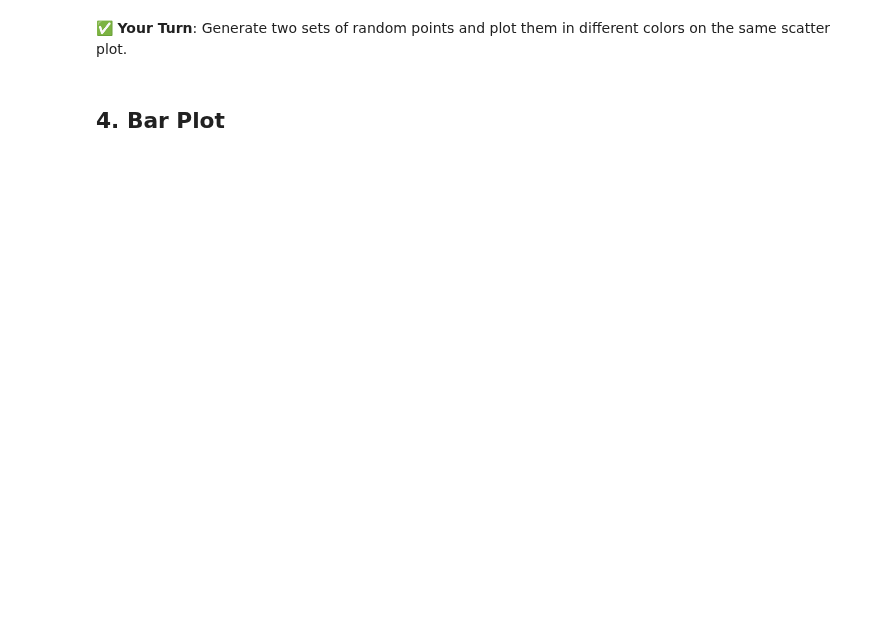
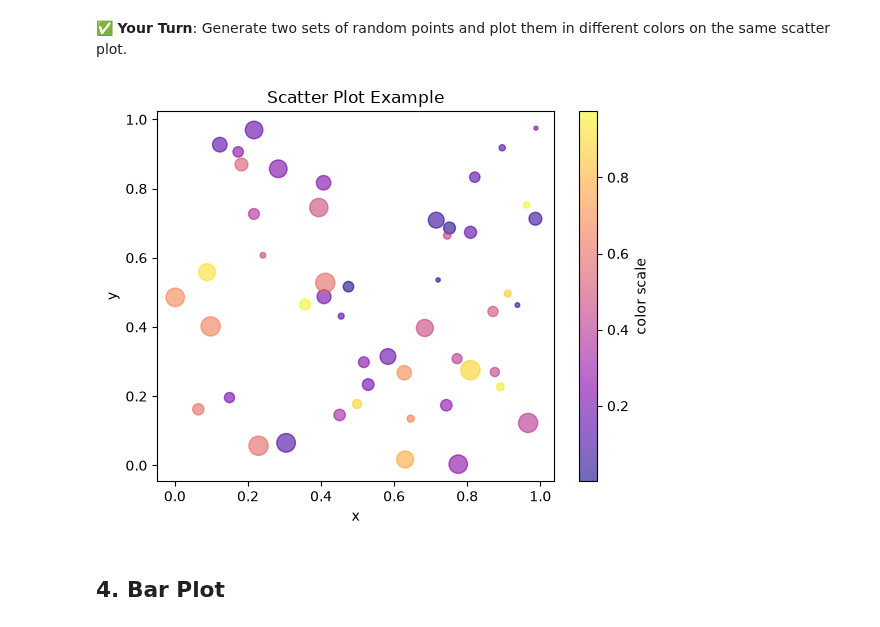
Before and after one commit to nazmunmansur/3603-data-science-mansur, a Jupyter notebook: Work/02-Working_with_Data/06-Foundations/05-plotting_basics.ipynb, the cells around one changed output. Drawn from its saved outputs; the diff is of its cells as text; code cells hidden in the pictures; blank space fills up the shorter version.

```diff
--- a/Work/02-Working_with_Data/06-Foundations/05-plotting_basics.ipynb
+++ b/Work/02-Working_with_Data/06-Foundations/05-plotting_basics.ipynb
@@ -50,6 +81,19 @@ plt.show()
 ✅ **Your Turn**: Generate two sets of random points and plot them in different colors on the same scatter plot.
 # %%
 # Your turn here
+x = np.random.rand(50)
+y = np.random.rand(50)
+sizes = 200 * np.random.rand(50)
+colors = np.random.rand(50)
+#plt.plot(x, y, color='red', label='Cosine Curve')
+plt.scatter(x, y, s=sizes, c=colors, alpha=0.6, cmap='plasma')
+plt.title('Scatter Plot Example')
+plt.xlabel('x')
+plt.ylabel('y')
+plt.colorbar(label='color scale')
+plt.show()
+# %% [output]
+[figure, added]
 # %% [markdown]
 ## 4. Bar Plot
 # %%
```
Also changed, not shown: parts of 14 cells of this notebook, 51 other files.
